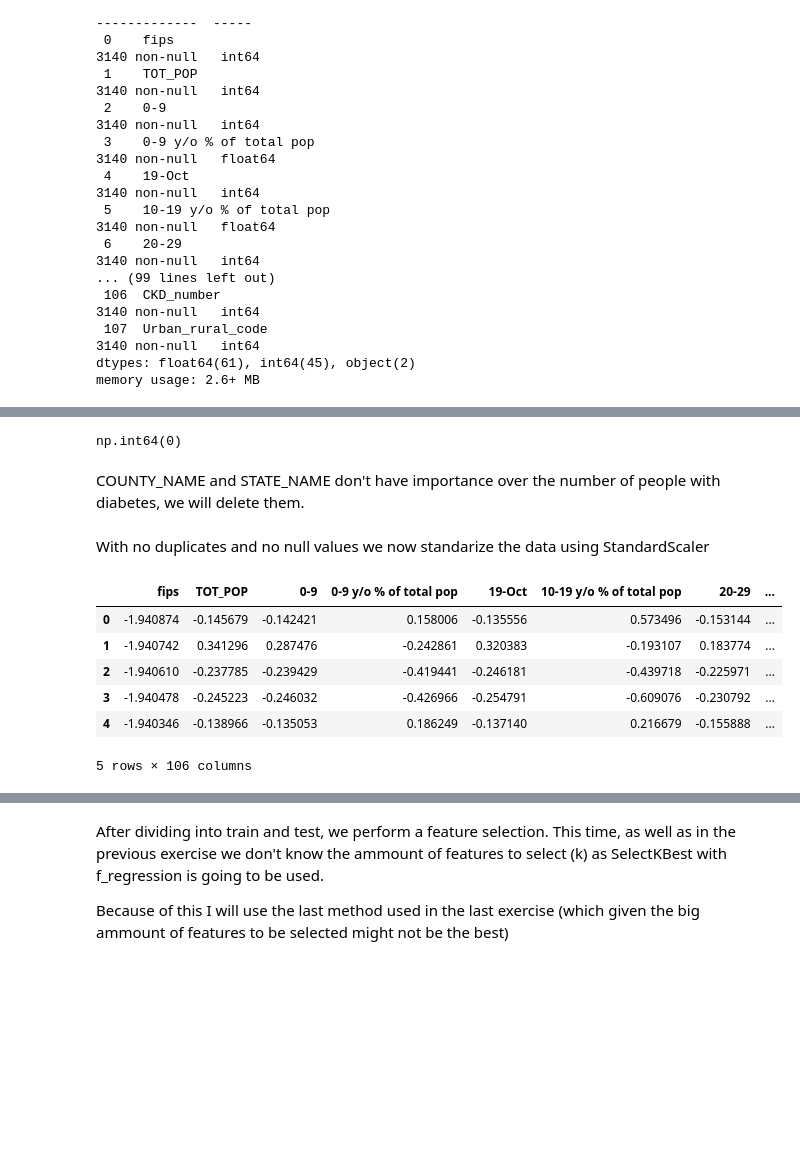
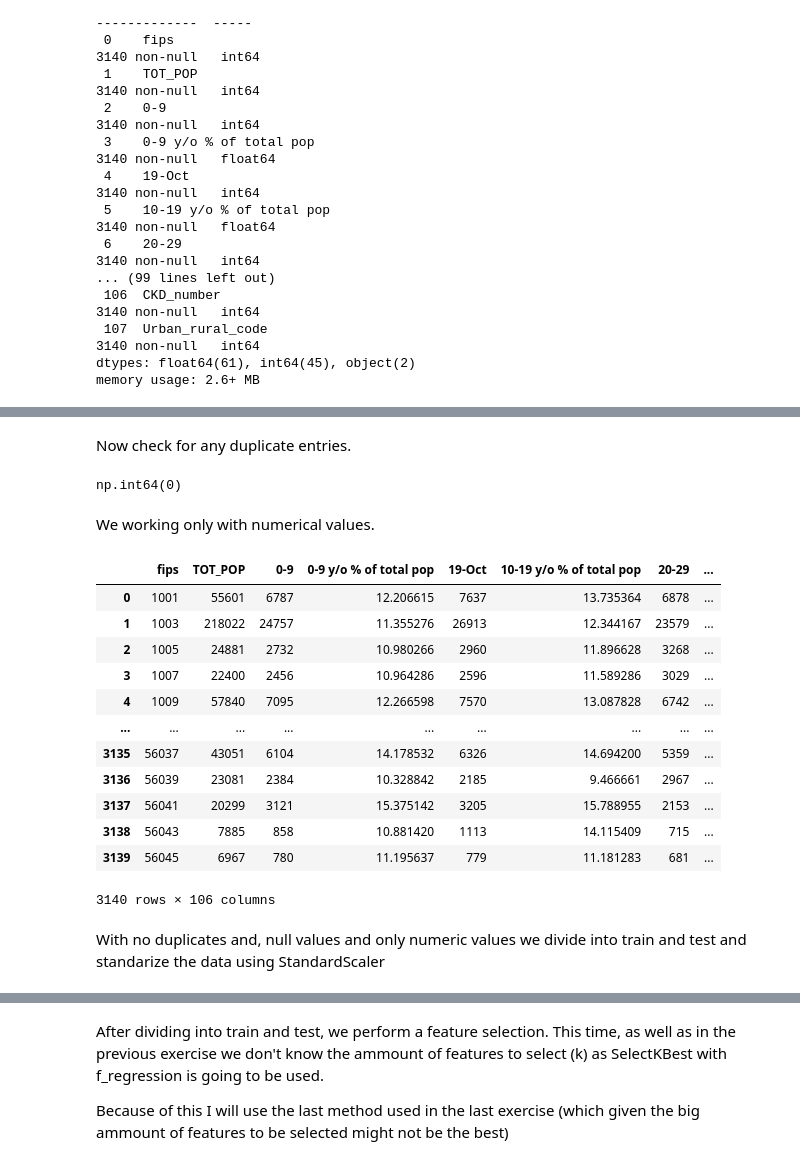
Before and after one commit to 4GeeksAcademy/JesusRoRo-Regularized-Linear-Reg, a Jupyter notebook: src/explore.ipynb, the cells around one changed output, grey strips where cells are left out. Saved outputs shown, nothing was run; the diff lists cells and outputs as text; code cells hidden in the pictures; blank space fills up the shorter version.

```diff
--- a/src/explore.ipynb
+++ b/src/explore.ipynb
@@ -57,6 +53,6 @@ Now check for any duplicate entries.
+# %% [markdown]
+Now check for any duplicate entries.
 # %%
 all_data.duplicated().sum()
 # %% [output]
 np.int64(0)
-# %% [markdown]
-COUNTY_NAME and STATE_NAME don't have importance over the number of people with diabetes, we will delete them.
@@ -66,31 +59,25 @@ all_data = all_data.drop(["STATE_NAME"], axis= 1)
+# %% [markdown]
+We working only with numerical values.
+# %%
+data_types = all_data.dtypes
+numeric_columns = [c for c in list(data_types[data_types != "object"].index)]
+
+num_df = all_data[numeric_columns]
+
+num_df
+# %% [output]
+|  | fips | TOT_POP | 0-9 | 0-9 y/o % of total pop | 19-Oct | 10-19 y/o % of total pop | 20-29 | ... |
+| 0 | 1001 | 55601 | 6787 | 12.206615 | 7637 | 13.735364 | 6878 | ... |
+| 1 | 1003 | 218022 | 24757 | 11.355276 | 26913 | 12.344167 | 23579 | ... |
+| 2 | 1005 | 24881 | 2732 | 10.980266 | 2960 | 11.896628 | 3268 | ... |
+| 3 | 1007 | 22400 | 2456 | 10.964286 | 2596 | 11.589286 | 3029 | ... |
+| 4 | 1009 | 57840 | 7095 | 12.266598 | 7570 | 13.087828 | 6742 | ... |
+| ... | ... | ... | ... | ... | ... | ... | ... | ... |
+| 3135 | 56037 | 43051 | 6104 | 14.178532 | 6326 | 14.694200 | 5359 | ... |
+| 3136 | 56039 | 23081 | 2384 | 10.328842 | 2185 | 9.466661 | 2967 | ... |
+| 3137 | 56041 | 20299 | 3121 | 15.375142 | 3205 | 15.788955 | 2153 | ... |
+| 3138 | 56043 | 7885 | 858 | 10.881420 | 1113 | 14.115409 | 715 | ... |
+| 3139 | 56045 | 6967 | 780 | 11.195637 | 779 | 11.181283 | 681 | ... |
+3140 rows × 106 columns
 # %% [markdown]
-With no duplicates and no null values we now standarize the data using StandardScaler
+With no duplicates and, null values and only numeric values we divide into train and test and standarize the data using StandardScaler
-# %%
-#Save all the variables for the new dataframe
-columns = []
-
-#Target variable don't need to be scaled
-for x in all_data.columns:
-     if x != "diabetes_number":
-          columns.append(x)
-
-#Scale all the variables using StandarScaler
-#Create the scaler first
-scaler = StandardScaler()
-
-#Use the StandardScaler and create a new dataframe
-scal_features = scaler.fit_transform(all_data[columns])
-fact_data_scal = pd.DataFrame(scal_features, index = all_data.index, columns = columns)
-
-#Adding the non-scaled variable to the scaled dataset
-fact_data_scal["diabetes_number"] = all_data["diabetes_number"]
-
-fact_data_scal.head()
-# %% [output]
-|  | fips | TOT_POP | 0-9 | 0-9 y/o % of total pop | 19-Oct | 10-19 y/o % of total pop | 20-29 | ... |
-| 0 | -1.940874 | -0.145679 | -0.142421 | 0.158006 | -0.135556 | 0.573496 | -0.153144 | ... |
-| 1 | -1.940742 | 0.341296 | 0.287476 | -0.242861 | 0.320383 | -0.193107 | 0.183774 | ... |
-| 2 | -1.940610 | -0.237785 | -0.239429 | -0.419441 | -0.246181 | -0.439718 | -0.225971 | ... |
-| 3 | -1.940478 | -0.245223 | -0.246032 | -0.426966 | -0.254791 | -0.609076 | -0.230792 | ... |
-| 4 | -1.940346 | -0.138966 | -0.135053 | 0.186249 | -0.137140 | 0.216679 | -0.155888 | ... |
-5 rows × 106 columns
```
Also changed, not shown: parts of 10 cells of this notebook, 2 other files.
